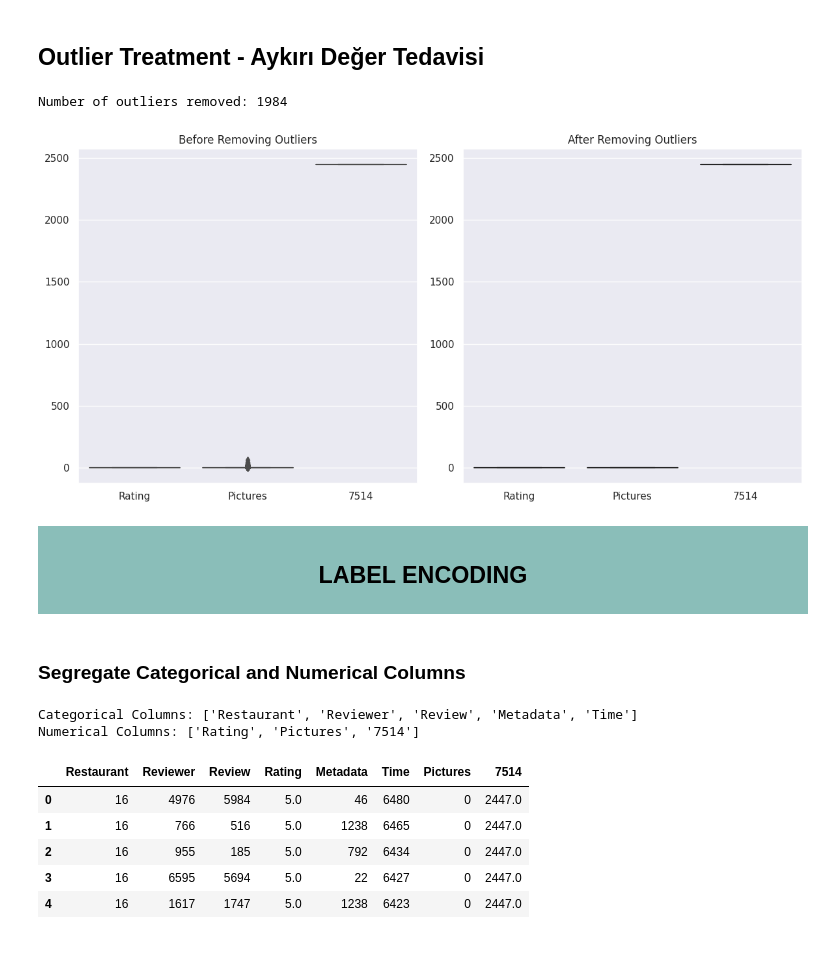
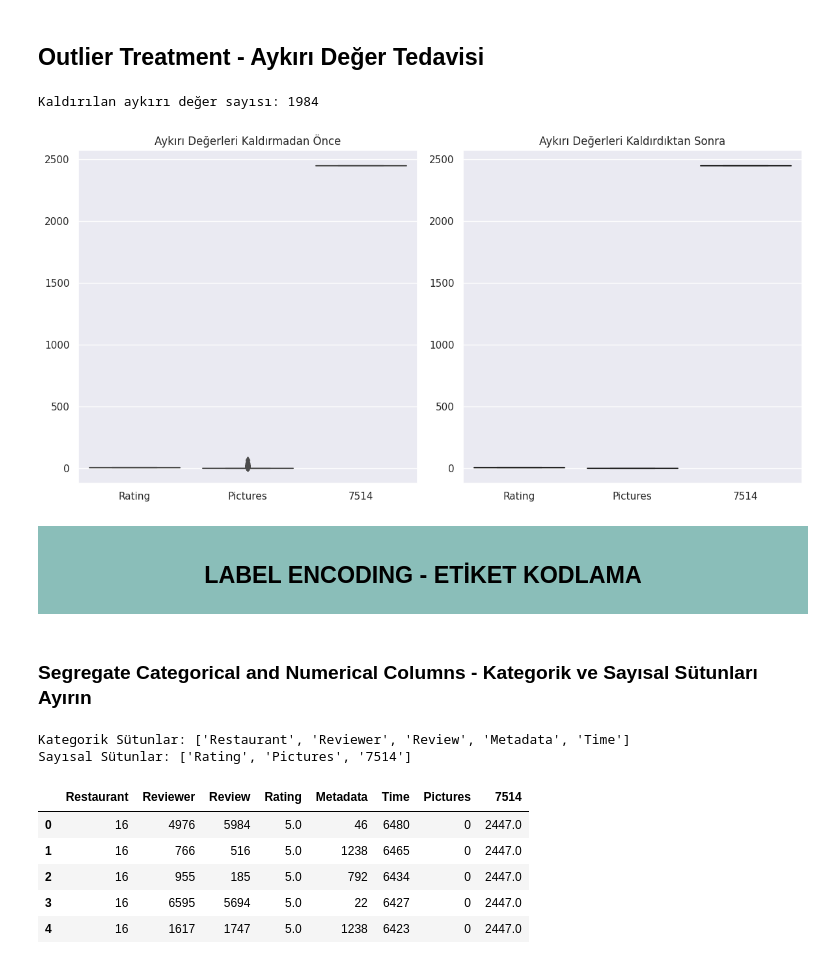
Before and after one commit to aminaslami/AminAslami_CV, a Jupyter notebook: python-nlp-analysis-of-restaurant-reviews.ipynb, the cells around one changed output. Saved outputs shown, nothing was run; the diff lists cells and outputs as text; code cells hidden in the pictures.

Commit message:
Kaggle Notebook | Python | NLP Analysis of Restaurant Reviews | nlp-analysis-restaurant-version2-Turkish

```diff
--- a/python-nlp-analysis-of-restaurant-reviews.ipynb
+++ b/python-nlp-analysis-of-restaurant-reviews.ipynb
@@ -514,44 +514,44 @@ def remove_outliers_iqr(df):
     # Kaldırılan aykırı değerlerin sayısını sayın
     num_outliers_removed = outliers.sum()
 
     # Aykırı değerler olmadan satırlara göre Veri Çerçevesini filtrele
     df_no_outliers = df[~outliers]
 
     return df_no_outliers, num_outliers_removed
 
 # IQR yöntemini kullanarak aykırı değerleri kaldırın ve kaldırılan aykırı değerlerin sayısını alın
 df_no_outliers, num_outliers_removed = remove_outliers_iqr(df)
 
-print("Number of outliers removed:", num_outliers_removed)
+print("Kaldırılan aykırı değer sayısı:", num_outliers_removed)
 
 # Aykırı değerleri kaldırmadan önce ve sonra kutu grafiklerini çizmek için işlev
 def plot_boxplots_before_after(df_before, df_after):
     # Şekli ayarlayın
     fig, axes = plt.subplots(nrows=1, ncols=2, figsize=(12, 6))
 
     # Aykırı değerleri kaldırmadan önceki kutu grafiği (mavi renk)
     sns.boxplot(data=df_before, ax=axes[0], color='blue')
-    axes[0].set_title('Before Removing Outliers')
+    axes[0].set_title('Aykırı Değerleri Kaldırmadan Önce')
 
     # Aykırı değerleri kaldırdıktan sonraki kutu grafiği (yeşil renk)
     sns.boxplot(data=df_after, ax=axes[1], color='green')
-    axes[1].set_title('After Removing Outliers')
+    axes[1].set_title('Aykırı Değerleri Kaldırdıktan Sonra')
 
     # Düzeni ayarla
     plt.tight_layout()
     plt.show()
 
 # Aykırı değerlerin kaldırılmasından önce ve sonra kutu grafiklerini çizin
 plot_boxplots_before_after(df, df_no_outliers)
 # %% [output]
-Number of outliers removed: 1984
+Kaldırılan aykırı değer sayısı: 1984
-[figure, old version]
+[figure, new version]
 # %% [markdown]
 <div style="text-align: center; background-color: #8ABEB9; padding: 10px;">
-    <h2 style="font-weight: bold;">LABEL ENCODING</h2>
+    <h2 style="font-weight: bold;">LABEL ENCODING - ETİKET KODLAMA</h2>
 </div>
 # %% [markdown]
-### Segregate Categorical and Numerical Columns
+### Segregate Categorical and Numerical Columns - Kategorik ve Sayısal Sütunları Ayırın
 # %%
 catcol = []
 numcol = []
@@ -562,11 +562,11 @@ for col in df.columns:
     else:
         numcol.append(col)
 # %%
-print("Categorical Columns:",catcol)
-print("Numerical Columns:", numcol)
+print("Kategorik Sütunlar:",catcol)
+print("Sayısal Sütunlar:", numcol)
 # %% [output]
-Categorical Columns: ['Restaurant', 'Reviewer', 'Review', 'Metadata', 'Time']
-Numerical Columns: ['Rating', 'Pictures', '7514']
+Kategorik Sütunlar: ['Restaurant', 'Reviewer', 'Review', 'Metadata', 'Time']
+Sayısal Sütunlar: ['Rating', 'Pictures', '7514']
 # %%
 from sklearn.preprocessing import LabelEncoder
 
```
Also changed, not shown: parts of 6 cells of this notebook.
